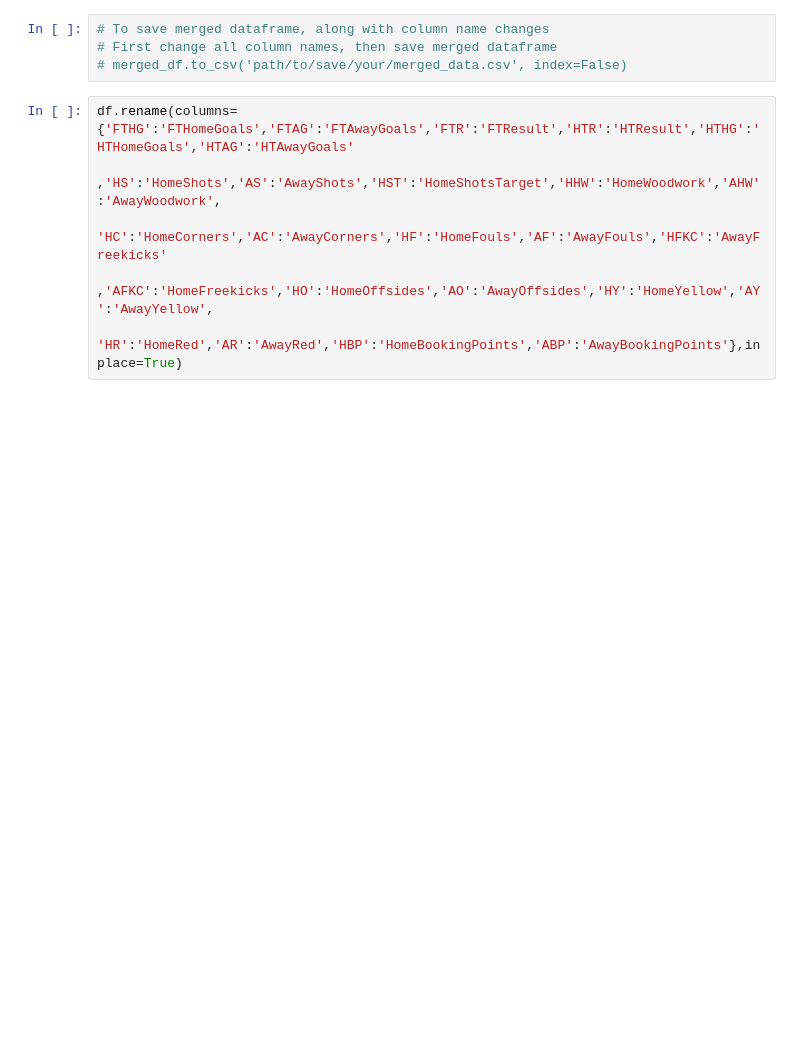
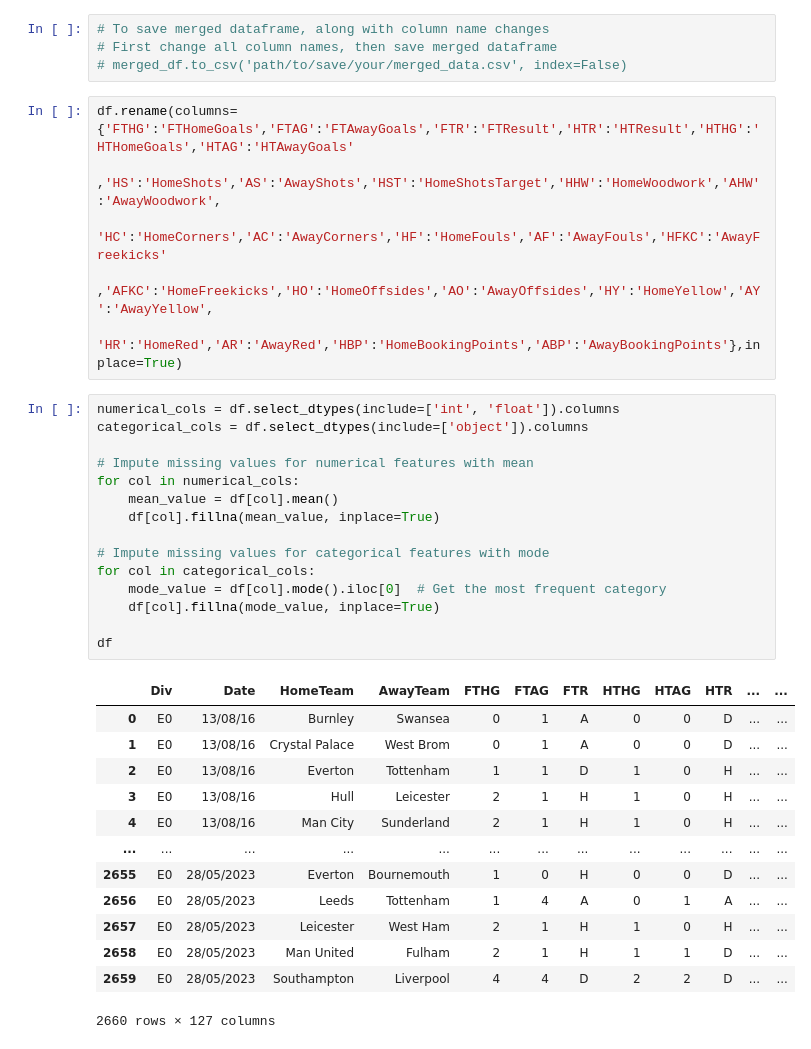
Before and after one commit to maharshi0706/Machine-Learning-Mini-Project, a Jupyter notebook: Data Cleaning/dataset.ipynb, the cells around one changed output. Cells and saved outputs as stored; diff of their text form; blank space fills up the shorter version.

```diff
--- a/Data Cleaning/dataset.ipynb
+++ b/Data Cleaning/dataset.ipynb
@@ -31,3 +31,32 @@ df.rename(columns={'FTHG':'FTHomeGoals','FTAG':'FTAwayGoals','FTR':'FTResult','H
                         'HC':'HomeCorners','AC':'AwayCorners','HF':'HomeFouls','AF':'AwayFouls','HFKC':'AwayFreekicks'
                         ,'AFKC':'HomeFreekicks','HO':'HomeOffsides','AO':'AwayOffsides','HY':'HomeYellow','AY':'AwayYellow',
                         'HR':'HomeRed','AR':'AwayRed','HBP':'HomeBookingPoints','ABP':'AwayBookingPoints'},inplace=True)
+# %%
+numerical_cols = df.select_dtypes(include=['int', 'float']).columns
+categorical_cols = df.select_dtypes(include=['object']).columns
+
+# Impute missing values for numerical features with mean
+for col in numerical_cols:
+    mean_value = df[col].mean()
+    df[col].fillna(mean_value, inplace=True)
+
+# Impute missing values for categorical features with mode
+for col in categorical_cols:
+    mode_value = df[col].mode().iloc[0]  # Get the most frequent category
+    df[col].fillna(mode_value, inplace=True)
+
+df
+# %% [output]
+|  | Div | Date | HomeTeam | AwayTeam | FTHG | FTAG | FTR | HTHG | HTAG | HTR | ... | ... |
+| 0 | E0 | 13/08/16 | Burnley | Swansea | 0 | 1 | A | 0 | 0 | D | ... | ... |
+| 1 | E0 | 13/08/16 | Crystal Palace | West Brom | 0 | 1 | A | 0 | 0 | D | ... | ... |
+| 2 | E0 | 13/08/16 | Everton | Tottenham | 1 | 1 | D | 1 | 0 | H | ... | ... |
+| 3 | E0 | 13/08/16 | Hull | Leicester | 2 | 1 | H | 1 | 0 | H | ... | ... |
+| 4 | E0 | 13/08/16 | Man City | Sunderland | 2 | 1 | H | 1 | 0 | H | ... | ... |
+| ... | ... | ... | ... | ... | ... | ... | ... | ... | ... | ... | ... | ... |
+| 2655 | E0 | 28/05/2023 | Everton | Bournemouth | 1 | 0 | H | 0 | 0 | D | ... | ... |
+| 2656 | E0 | 28/05/2023 | Leeds | Tottenham | 1 | 4 | A | 0 | 1 | A | ... | ... |
+| 2657 | E0 | 28/05/2023 | Leicester | West Ham | 2 | 1 | H | 1 | 0 | H | ... | ... |
+| 2658 | E0 | 28/05/2023 | Man United | Fulham | 2 | 1 | H | 1 | 1 | D | ... | ... |
+| 2659 | E0 | 28/05/2023 | Southampton | Liverpool | 4 | 4 | D | 2 | 2 | D | ... | ... |
+2660 rows × 127 columns
```
Also changed, not shown: parts of 5 cells of this notebook.
